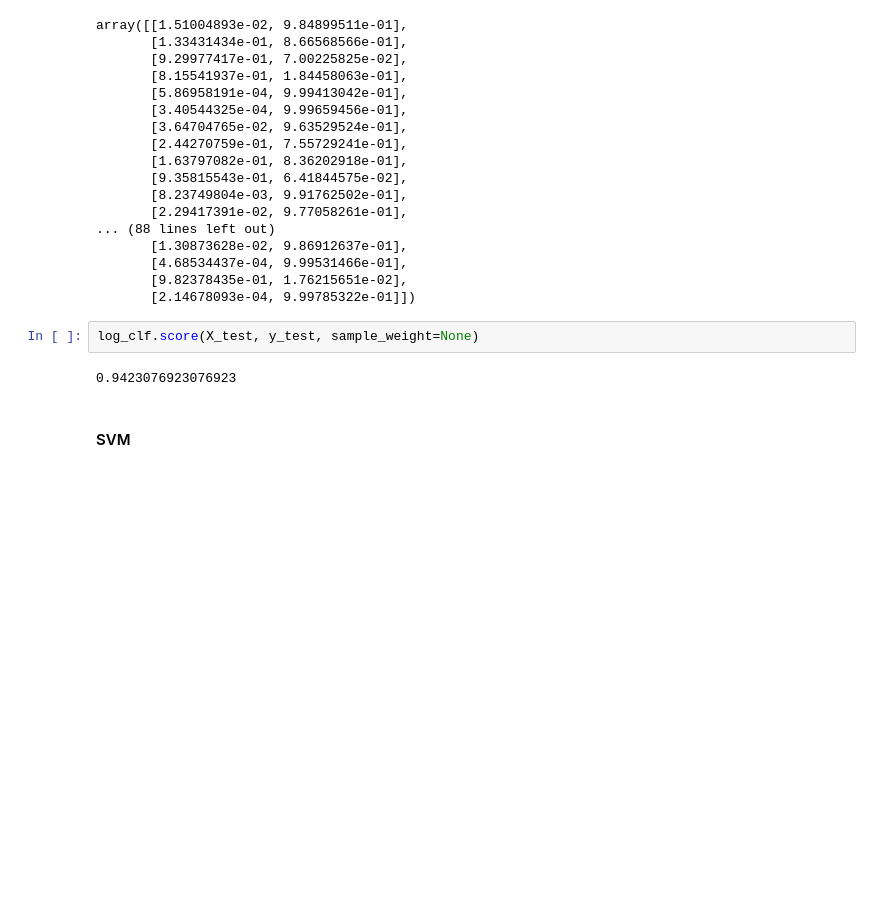
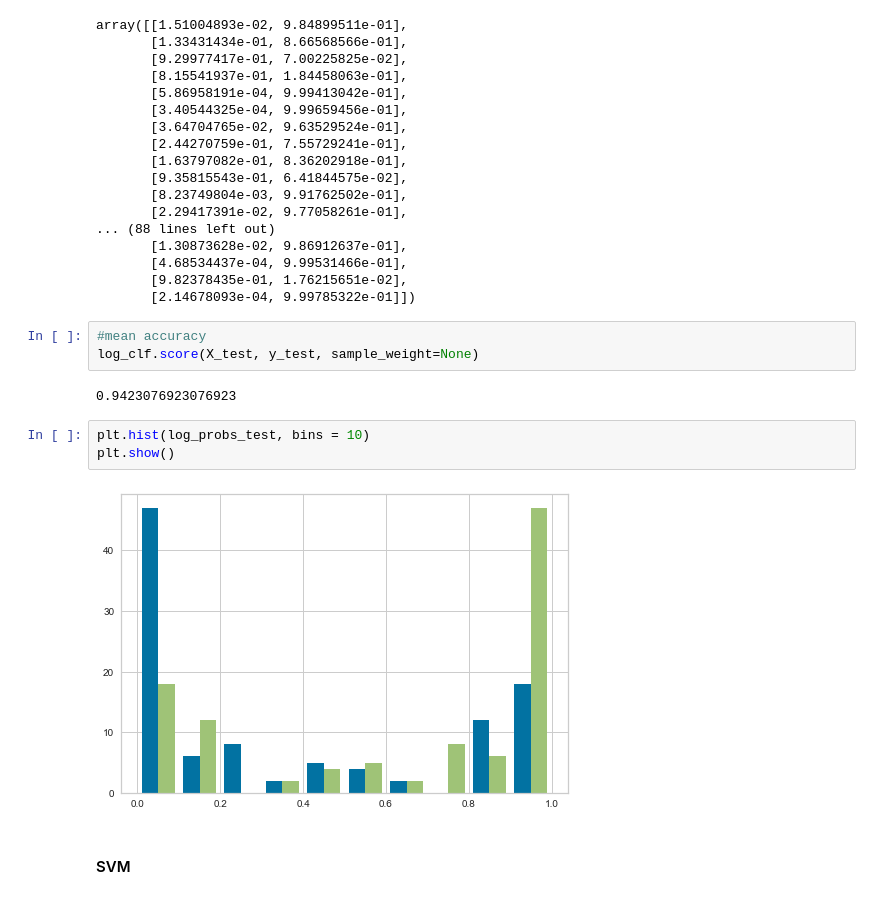
Before and after one commit to WickedoneC/Pandas_Projects, a Jupyter notebook: Diabetes/Modeling.ipynb, the cells around one changed output. Drawn from its saved outputs; the diff is of its cells as text; blank space fills up the shorter version.

```diff
--- a/Diabetes/Modeling.ipynb
+++ b/Diabetes/Modeling.ipynb
@@ -441,9 +449,15 @@ array([[1.51004893e-02, 9.84899511e-01],
        [9.82378435e-01, 1.76215651e-02],
        [2.14678093e-04, 9.99785322e-01]])
 # %%
+#mean accuracy
 log_clf.score(X_test, y_test, sample_weight=None)
 # %% [output]
 0.9423076923076923
+# %%
+plt.hist(log_probs_test, bins = 10)
+plt.show()
+# %% [output]
+[figure, added]
 # %% [markdown]
 #### SVM
 # %%
```
Also changed, not shown: parts of 41 cells of this notebook.
